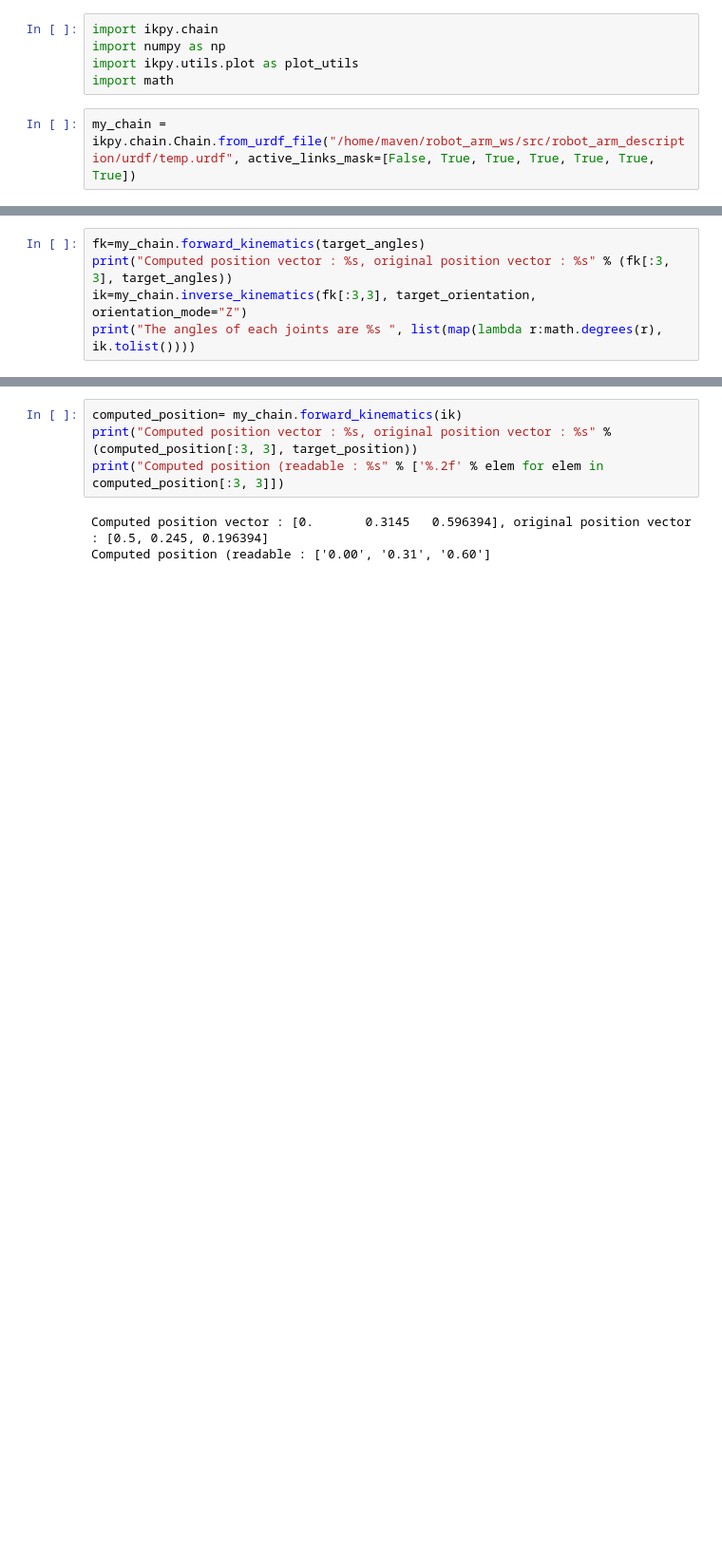
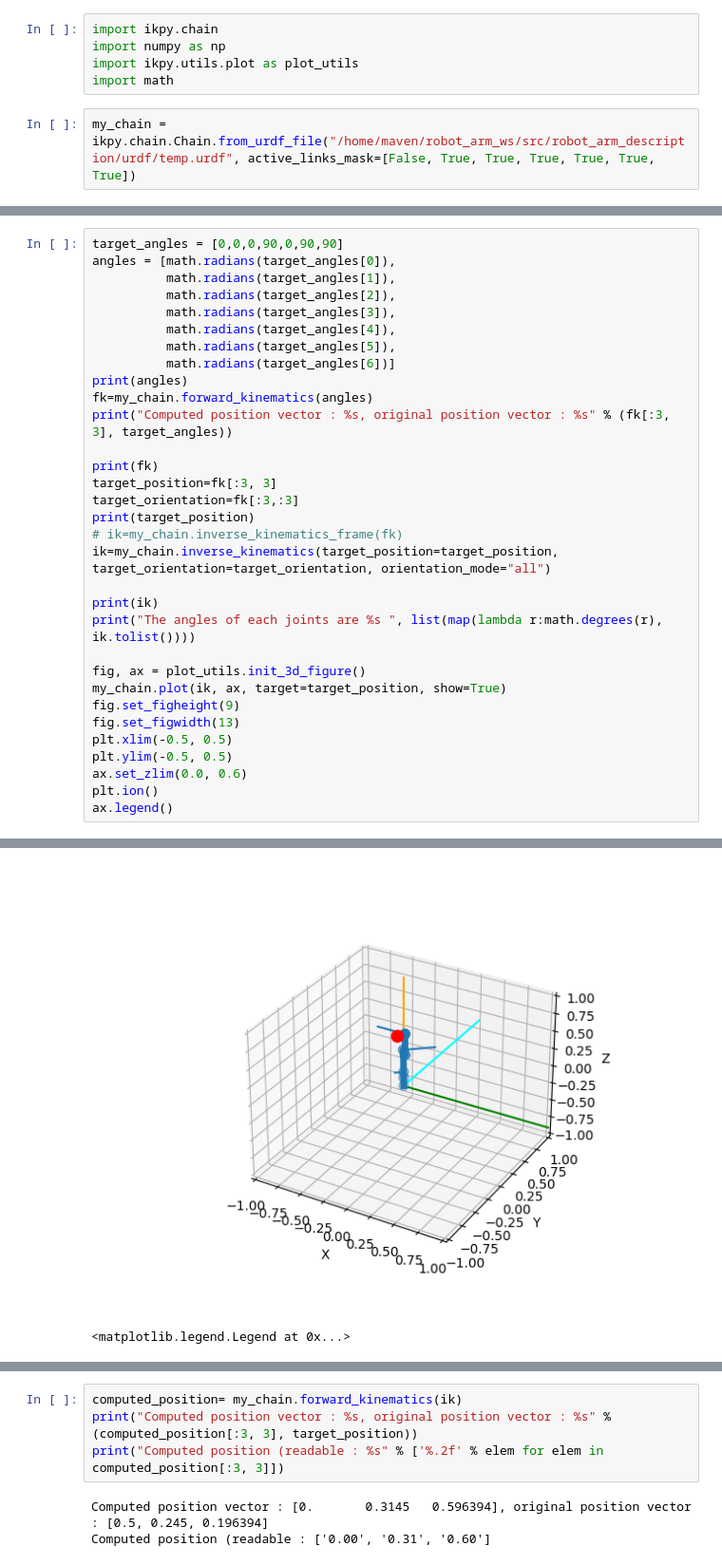
Before and after one commit to mavencheong/robot_arm_ws, a Jupyter notebook: src/robot_arm_moveit/config/Untitled1.ipynb, the cells around one changed output, grey strips where cells are left out. Shown at 95% size. Saved outputs shown, nothing was run; the diff lists cells and outputs as text; blank space fills up the shorter version.

```diff
--- a/src/robot_arm_moveit/config/Untitled1.ipynb
+++ b/src/robot_arm_moveit/config/Untitled1.ipynb
@@ -13,6 +54,33 @@ target_angles = [0,0,0,0,0,0,0]
 # %%
-fk=my_chain.forward_kinematics(target_angles)
+target_angles = [0,0,0,90,0,90,90]
+angles = [math.radians(target_angles[0]),
+          math.radians(target_angles[1]),
+          math.radians(target_angles[2]),
+          math.radians(target_angles[3]),
+          math.radians(target_angles[4]),
+          math.radians(target_angles[5]),
+          math.radians(target_angles[6])]
+print(angles)
+fk=my_chain.forward_kinematics(angles)
 print("Computed position vector : %s, original position vector : %s" % (fk[:3, 3], target_angles))
-ik=my_chain.inverse_kinematics(fk[:3,3], target_orientation, orientation_mode="Z")
+
+print(fk)
+target_position=fk[:3, 3]
+target_orientation=fk[:3,:3]
+print(target_position)
+# ik=my_chain.inverse_kinematics_frame(fk)
+ik=my_chain.inverse_kinematics(target_position=target_position, target_orientation=target_orientation, orientation_mode="all")
+
+print(ik)
 print("The angles of each joints are %s ", list(map(lambda r:math.degrees(r), ik.tolist())))
+
+fig, ax = plot_utils.init_3d_figure()
+my_chain.plot(ik, ax, target=target_position, show=True)
+fig.set_figheight(9)
+fig.set_figwidth(13)
+plt.xlim(-0.5, 0.5)
+plt.ylim(-0.5, 0.5)
+ax.set_zlim(0.0, 0.6)
+plt.ion()
+ax.legend()
 # %% [output]
@@ -20,0 +97,2 @@ The angles of each joints are %s  [0.0, 0.0, 0.0, 0.0, 0.0, 0.0, 0.0]
+[figure, added]
+<matplotlib.legend.Legend at 0x...>
```
Also changed, not shown: parts of 17 cells of this notebook, 29 other files.
